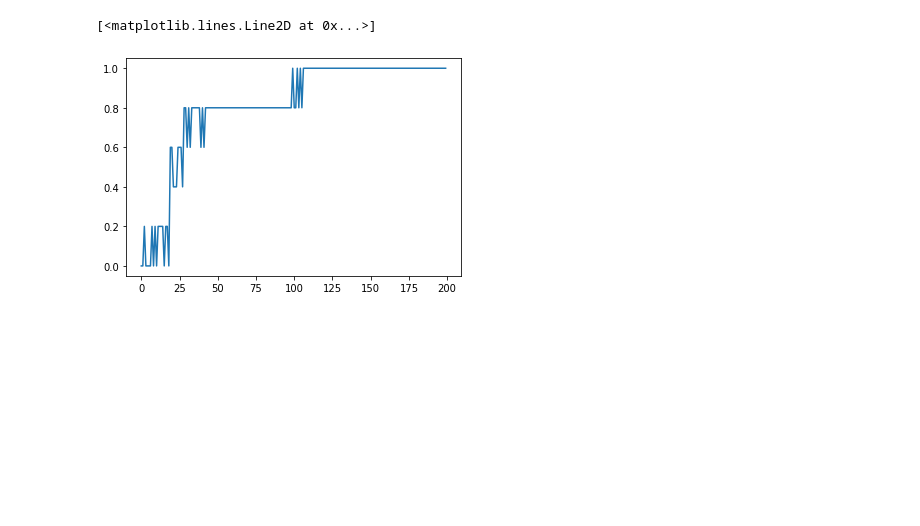
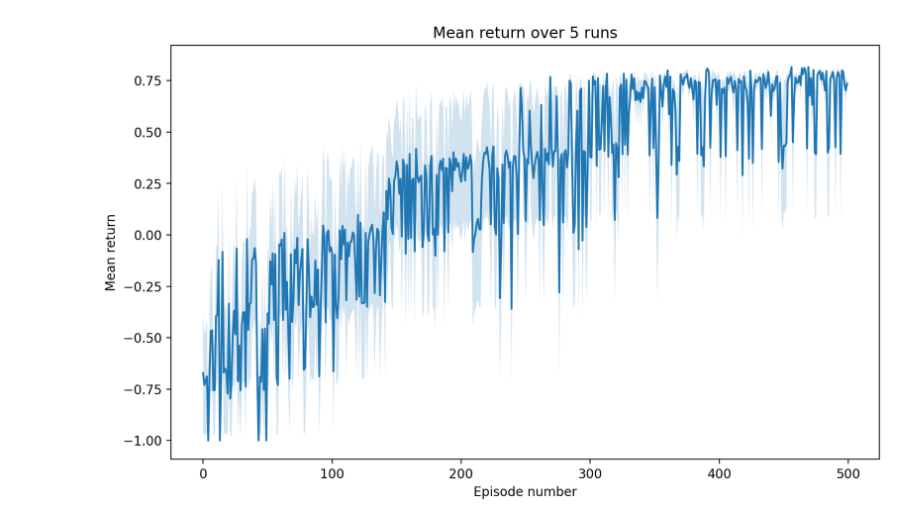
Before and after one commit to awjuliani/neuro-nav, a Jupyter notebook: notebooks/deeprl_tutorial.ipynb, the cells around one changed output. Saved outputs shown, nothing was run; the diff lists cells and outputs as text; code cells hidden in the pictures; blank space fills up the shorter version.

```diff
--- a/notebooks/deeprl_tutorial.ipynb
+++ b/notebooks/deeprl_tutorial.ipynb
@@ -45,23 +52,40 @@ agent_params_ppo = {
 }
 # %%
 repeats = 5
-episodes = 200
+episodes = 500
 max_steps = 100
+algo = "ppo"
 
 all_returns = []
 for i in range(repeats):
     ep_returns = []
-    agent = PPOAgent(model_params, agent_params_ppo)
-    # agent = SACAgent(model_params, agent_params_sac)
+    if algo == "ppo":
+        agent = PPOAgent(model_params, agent_params_ppo)
+    elif algo == "sac":
+        agent = SACAgent(model_params, agent_params_sac)
+    else:
+        raise NotImplementedError
     for j in range(episodes):
-        agent, ep_steps, ep_return = run_episode(env, agent, max_steps)
+        agent, ep_steps, ep_return = run_episode(
+            env, agent, max_steps, time_penalty=-0.01
+        )
         ep_returns.append(ep_return)
     all_returns.append(ep_returns)
-# %%
-all_returns = np.stack(all_returns)
-mean_returns = np.mean(all_returns, axis=0)
-
-plt.plot(mean_returns)
-# %% [output]
-[<matplotlib.lines.Line2D at 0x...>]
-[figure, removed]
+# %%
+all_returns = np.stack(all_returns)
+mean_returns = np.mean(all_returns, axis=0)
+std_returns = np.std(all_returns, axis=0)
+se_return = std_returns / np.sqrt(repeats)
+
+# create figure
+fig, ax = plt.subplots(figsize=(10, 6), dpi=100)
+plt.plot(mean_returns)
+plt.fill_between(
+    range(episodes), mean_returns - se_return, mean_returns + se_return, alpha=0.2
+)
+plt.xlabel("Episode number")
+plt.ylabel("Mean return")
+plt.title(f"Mean return over {repeats} runs")
+plt.show()
+# %% [output]
+[figure, added]
```
Also changed, not shown: parts of 3 cells of this notebook, 1 other file.
